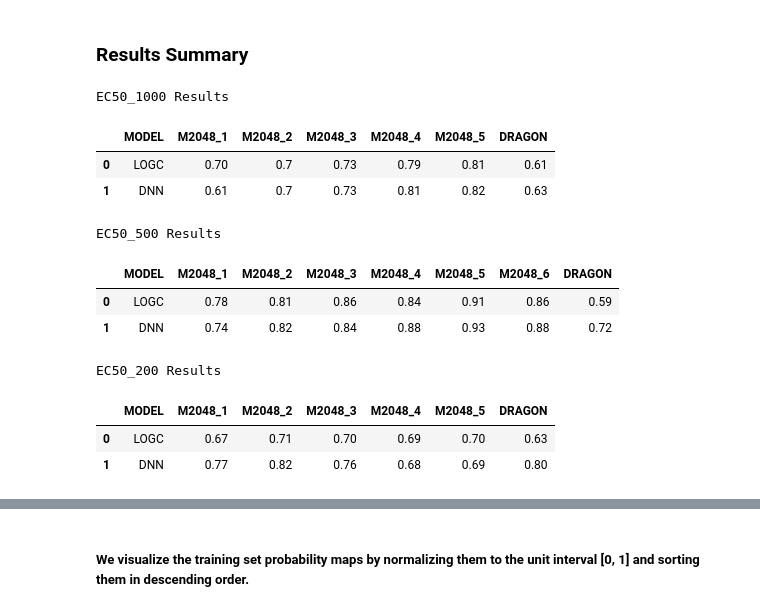
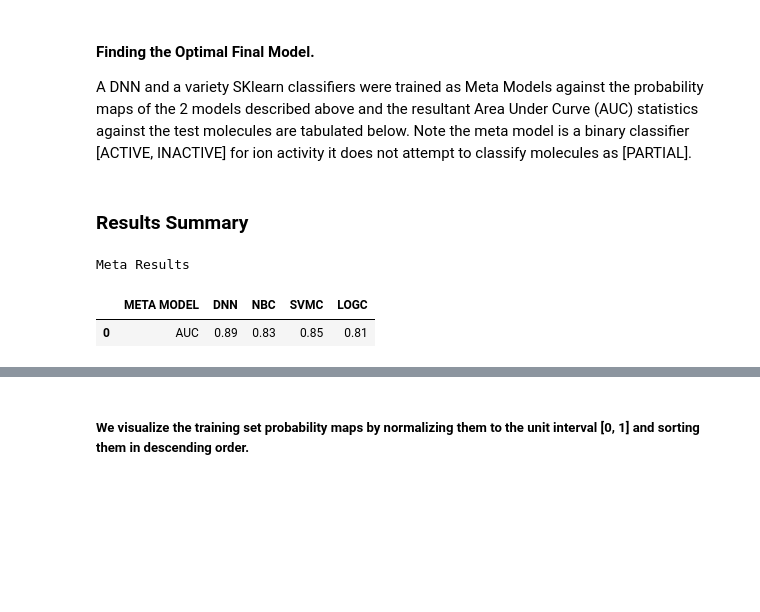
Before and after one commit to kellerberrin/OSM-QSAR, a Jupyter notebook: Notebooks/OSM_Results/OSM Prelim Results.ipynb, the cells around one changed output, grey strips where cells are left out. Saved outputs shown, nothing was run; the diff lists cells and outputs as text; code cells hidden in the pictures; blank space fills up the shorter version.

```diff
--- a/Notebooks/OSM_Results/OSM Prelim Results.ipynb
+++ b/Notebooks/OSM_Results/OSM Prelim Results.ipynb
@@ -40,27 +25,16 @@ A DNN [2048, 2048, 512, 64, 3] and SKlearn logistic classifier (LOGC) were train
+# %% [markdown]
+#### Finding the Optimal Final Model.
+
+A DNN and a variety SKlearn classifiers were trained as Meta Models against the probability maps of the 2 models described above and the resultant Area Under Curve (AUC) statistics against the test molecules are tabulated below. Note the meta model is a binary classifier [ACTIVE, INACTIVE] for ion activity it does not attempt to classify molecules as [PARTIAL].
 # %% [markdown]
 ### Results Summary
 # %%
 from IPython.display import display
 import pandas as pd
-print("EC50_1000 Results")
-ec50_1000_results = pd.read_csv("./EC50_1000_results.csv")
-display(ec50_1000_results)
-print("EC50_500 Results")
-ec50_500_results = pd.read_csv("./EC50_500_results.csv")
-display(ec50_500_results)
-print("EC50_200 Results")
-ec50_200_results = pd.read_csv("./EC50_200_results.csv")
-display(ec50_200_results)
+print("Meta Results")
+meta_results = pd.read_csv("./meta_results.csv")
+display(meta_results)
 # %% [output]
-EC50_1000 Results
+Meta Results
-|  | MODEL | M2048_1 | M2048_2 | M2048_3 | M2048_4 | M2048_5 | DRAGON |
-| 0 | LOGC | 0.70 | 0.7 | 0.73 | 0.79 | 0.81 | 0.61 |
-| 1 | DNN | 0.61 | 0.7 | 0.73 | 0.81 | 0.82 | 0.63 |
+|  | META MODEL | DNN | NBC | SVMC | LOGC |
+| 0 | AUC | 0.89 | 0.83 | 0.85 | 0.81 |
-EC50_500 Results
-|  | MODEL | M2048_1 | M2048_2 | M2048_3 | M2048_4 | M2048_5 | M2048_6 | DRAGON |
-| 0 | LOGC | 0.78 | 0.81 | 0.86 | 0.84 | 0.91 | 0.86 | 0.59 |
-| 1 | DNN | 0.74 | 0.82 | 0.84 | 0.88 | 0.93 | 0.88 | 0.72 |
-EC50_200 Results
-|  | MODEL | M2048_1 | M2048_2 | M2048_3 | M2048_4 | M2048_5 | DRAGON |
-| 0 | LOGC | 0.67 | 0.71 | 0.70 | 0.69 | 0.70 | 0.63 |
-| 1 | DNN | 0.77 | 0.82 | 0.76 | 0.68 | 0.69 | 0.80 |
```
Also changed, not shown: parts of 31 cells of this notebook, 17 other files.
